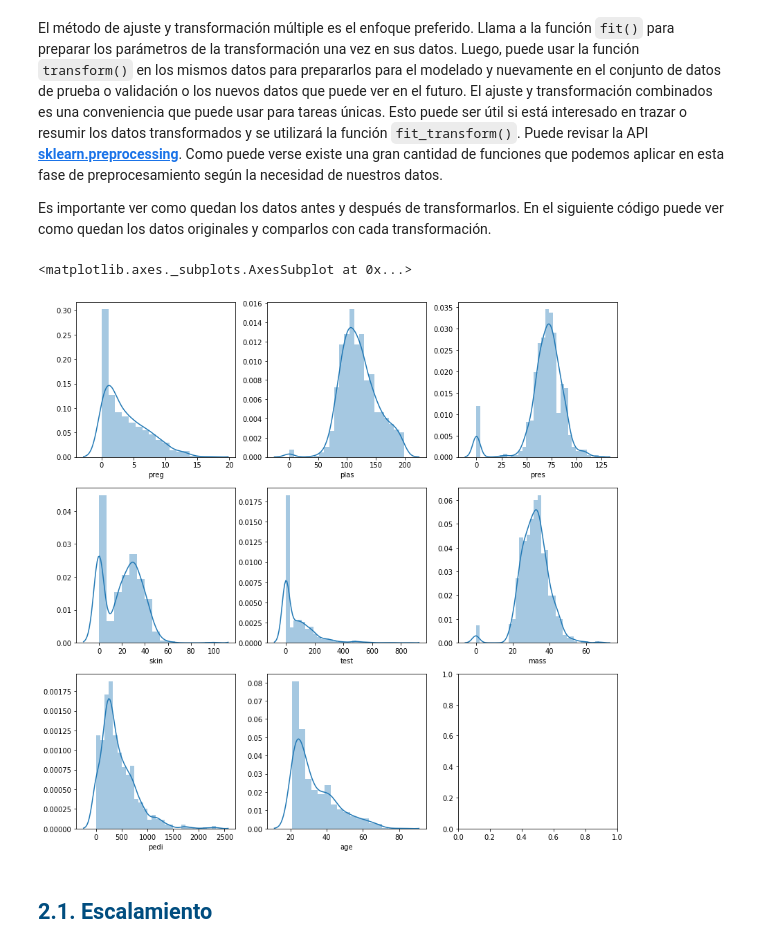
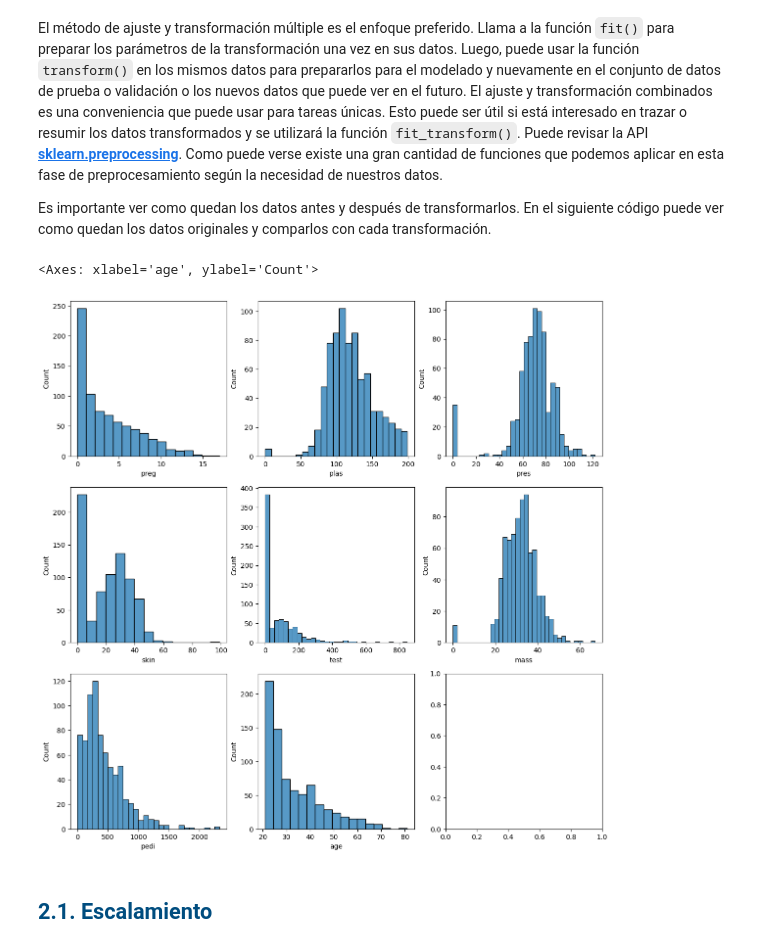
Before and after one commit to oscargbocanegra/learning, a Jupyter notebook: MachineLearning/udemy-machine-learning-con-python/Notebooks/3.2. Transformación de datos.ipynb, the cells around one changed output. Cells and saved outputs as stored; diff of their text form; code cells hidden in the pictures.

```diff
--- a/MachineLearning/udemy-machine-learning-con-python/Notebooks/3.2. Transformación de datos.ipynb
+++ b/MachineLearning/udemy-machine-learning-con-python/Notebooks/3.2. Transformación de datos.ipynb
@@ -64,21 +64,21 @@ Es importante ver como quedan los datos antes y después de transformarlos. En e
 # %%
 %matplotlib inline
 # Univariate Histograms
 import matplotlib.pyplot as plt
 import seaborn as sns
 f, axes = plt.subplots(3, 3, figsize=(14, 14))
-sns.distplot(data["preg"], ax=axes[0, 0])
-sns.distplot(data["plas"], ax=axes[0, 1])
-sns.distplot(data["pres"], ax=axes[0, 2])
-sns.distplot(data["skin"], ax=axes[1, 0])
-sns.distplot(data["test"], ax=axes[1, 1])
-sns.distplot(data["mass"], ax=axes[1, 2])
-sns.distplot(data["pedi"], ax=axes[2, 0])
-sns.distplot(data["age"], ax=axes[2, 1])
+sns.histplot(data["preg"], ax=axes[0, 0])
+sns.histplot(data["plas"], ax=axes[0, 1])
+sns.histplot(data["pres"], ax=axes[0, 2])
+sns.histplot(data["skin"], ax=axes[1, 0])
+sns.histplot(data["test"], ax=axes[1, 1])
+sns.histplot(data["mass"], ax=axes[1, 2])
+sns.histplot(data["pedi"], ax=axes[2, 0])
+sns.histplot(data["age"], ax=axes[2, 1])
 #sns.distplot(data["class"], ax=axes[2, 2])
 # %% [output]
-<matplotlib.axes._subplots.AxesSubplot at 0x...>
+<Axes: xlabel='age', ylabel='Count'>
-[figure, old version]
+[figure, new version]
 # %% [markdown]
 <a id="section21"></a>
 ## <font color="#004D7F"> 2.1. Escalamiento</font>
```
Also changed, not shown: parts of 4 cells of this notebook.
